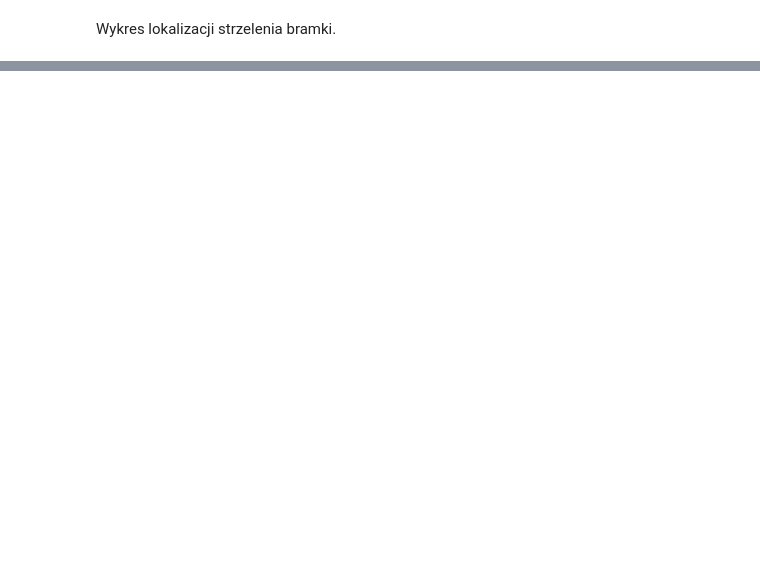
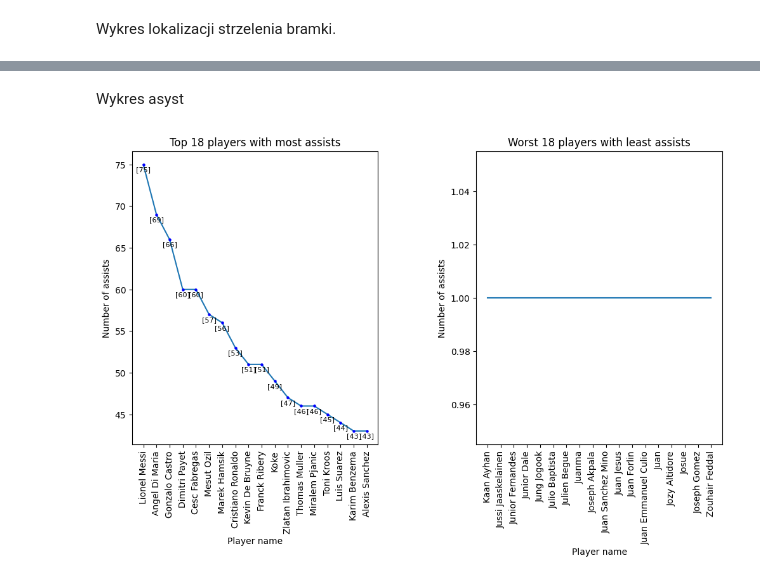
Before and after one commit to solszym/football_events_dane, a Jupyter notebook: analiza.ipynb, the cells around one changed output, grey strips where cells are left out. Cells and saved outputs as stored; diff of their text form; code cells hidden in the pictures; blank space fills up the shorter version.

Commit message:
wykres asyst

```diff
--- a/analiza.ipynb
+++ b/analiza.ipynb
@@ -100,0 +135,40 @@ plt.show()
+# %% [markdown]
+Wykres asyst
+# %%
+events_assists = events.filter(items=['is_goal', 'player2'])
+events_assists = events_assists[events_assists['is_goal'] == 1]
+events_assists_count=events_assists.value_counts('player2').to_frame()
+events_assists_count = events_assists_count.dropna()
+
+fig = plt.figure(figsize=(12, 6))
+fig.subplots_adjust(wspace=0.4)
+
+no=18 #number of players to show in graphs
+
+plt.subplot(1, 2, 1)
+plt.plot(events_assists_count.head(no))
+plt.scatter(range(len(events_assists_count.head(no))), events_assists_count.head(no), color='blue', zorder=10,s=5)
+plt.title(f'Top {no} players with most assists')
+plt.xlabel('Player name')
+plt.ylabel('Number of assists')
+
+xticks = range(len(events_assists_count.head(no).index))
+plt.xticks(xticks, [label.title() for label in events_assists_count.head(no).index], rotation=90)
+
+for i, count in enumerate(events_assists_count.head(no).values):
+    plt.text(i, count -1, str(count), ha='center', va='bottom',size=8)
+
+
+
+plt.subplot(1, 2, 2)
+plt.plot(events_assists_count.tail(no))
+plt.title(f'Worst {no} players with least assists')
+plt.xlabel('Player name')
+plt.ylabel('Number of assists')
+
+xticks = range(len(events_assists_count.tail(no).index))
+plt.xticks(xticks, [label.title() for label in events_assists_count.tail(no).index], rotation=90)
+
+plt.show()
+# %% [output]
+[figure, added]
```
Also changed, not shown: parts of 7 cells of this notebook.
